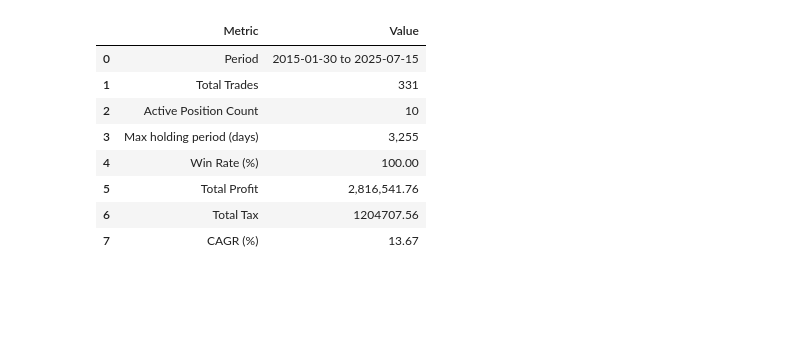
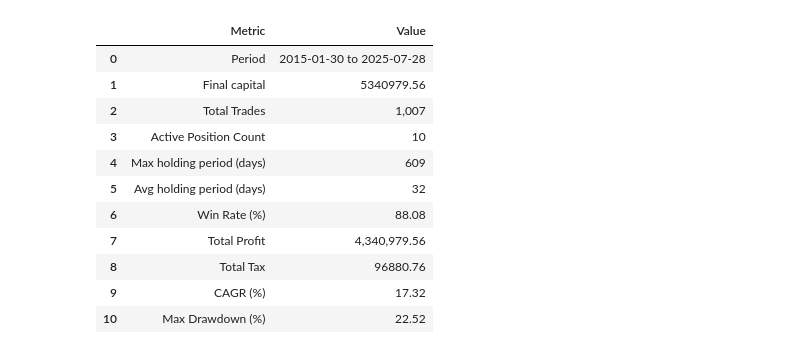
Before and after one commit to wishabhilash/strategy-notebooks, a Jupyter notebook: notebooks/NiftyShop-Fabtrader.ipynb, the cells around one changed output. Saved outputs shown, nothing was run; the diff lists cells and outputs as text; code cells hidden in the pictures; blank space fills up the shorter version.

```diff
--- a/notebooks/NiftyShop-Fabtrader.ipynb
+++ b/notebooks/NiftyShop-Fabtrader.ipynb
@@ -324,45 +388,76 @@ start = trades['entry_time'].min()
 end = trades['exit_time'].max()
 years = (end - start).days / 365.25
 initial = initial_capital  # initial_capital from your code
 final = initial + total_profit
 cagr = ((final / initial) ** (1 / years) - 1) * 100 if years > 0 else None
 
 # Active positions
 active_position_count = sum([len(p.trades) for p in active_positions.values() if p is not None])
 
 # Period
 period = f"{start.strftime('%Y-%m-%d')} to {end.strftime('%Y-%m-%d')}"
 
 # Max holding period
-max_holding_period = trades['exit_time'] - trades['entry_time']
-max_holding_period = max_holding_period.sort_values(ascending=False).iloc[0].days
+max_holding_period = (trades['exit_time'] - trades['entry_time']).max().days
+avg_holding_period = (trades['exit_time'] - trades['entry_time']).mean().days
+
+# Final capital
+final_capital = initial + total_profit
+
+
+# Calculate drawdown
+trades['cum_pnl'] = trades['pnl'].cumsum()
+
+trades['cum_max'] = trades['cum_pnl'].cummax()
+trades['drawdown'] = trades['cum_pnl'] - trades['cum_max']
+max_drawdown = trades['drawdown'].min()
+max_drawdown_pct = abs(max_drawdown) / trades['cum_max'].max() * 100 if trades['cum_max'].max() != 0 else 0
+
 
 # Tearsheets summary
 tearsheet = pd.DataFrame({
-    'Metric': ['Period', 'Total Trades', 'Active Position Count', 'Max holding period (days)', 'Win Rate (%)', 'Total Profit', 'Total Tax', 'CAGR (%)'],
+    'Metric': [
+        'Period',
+        'Final capital',
+        'Total Trades',
+        'Active Position Count',
+        'Max holding period (days)',
+        'Avg holding period (days)',
+        'Win Rate (%)',
+        'Total Profit',
+        'Total Tax',
+        'CAGR (%)',
+        'Max Drawdown (%)'
+    ],
     'Value': [
         period,
+        f"{final_capital:.2f}",
         f"{total_trades:,}",
         f"{active_position_count:,}",
         f"{max_holding_period:,}",
+        f"{avg_holding_period:,}",
         f"{win_rate:.2f}",
         f"{total_profit:,.2f}",
         f"{total_tax:.2f}" if total_tax else "N/A",
-        f"{cagr:.2f}" if cagr else "N/A"
+        f"{cagr:.2f}" if cagr else "N/A",
+        f"{max_drawdown_pct:,.2f}"
     ]
 })
 
 tearsheet
 # %% [output]
 |  | Metric | Value |
-| 0 | Period | 2015-01-30 to 2025-07-15 |
-| 1 | Total Trades | 331 |
-| 2 | Active Position Count | 10 |
-| 3 | Max holding period (days) | 3,255 |
-| 4 | Win Rate (%) | 100.00 |
-| 5 | Total Profit | 2,816,541.76 |
-| 6 | Total Tax | 1204707.56 |
-| 7 | CAGR (%) | 13.67 |
+| 0 | Period | 2015-01-30 to 2025-07-28 |
+| 1 | Final capital | 5340979.56 |
+| 2 | Total Trades | 1,007 |
+| 3 | Active Position Count | 10 |
+| 4 | Max holding period (days) | 609 |
+| 5 | Avg holding period (days) | 32 |
+| 6 | Win Rate (%) | 88.08 |
+| 7 | Total Profit | 4,340,979.56 |
+| 8 | Total Tax | 96880.76 |
+| 9 | CAGR (%) | 17.32 |
+| 10 | Max Drawdown (%) | 22.52 |
 # %%
 snapdf = pd.DataFrame(pd.DataFrame(bank.snapshot).max(), columns=['max'])
 bucdf = pd.DataFrame(bank.bucket_usage_count, index=[0]).T
```
Also changed, not shown: parts of 5 cells of this notebook.
